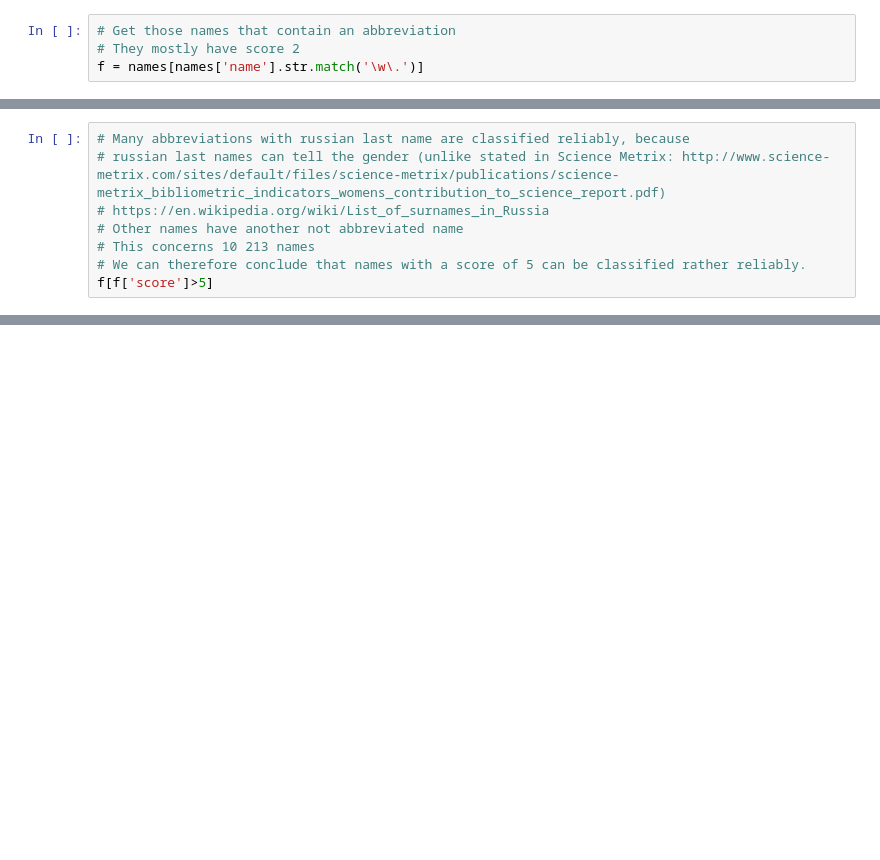
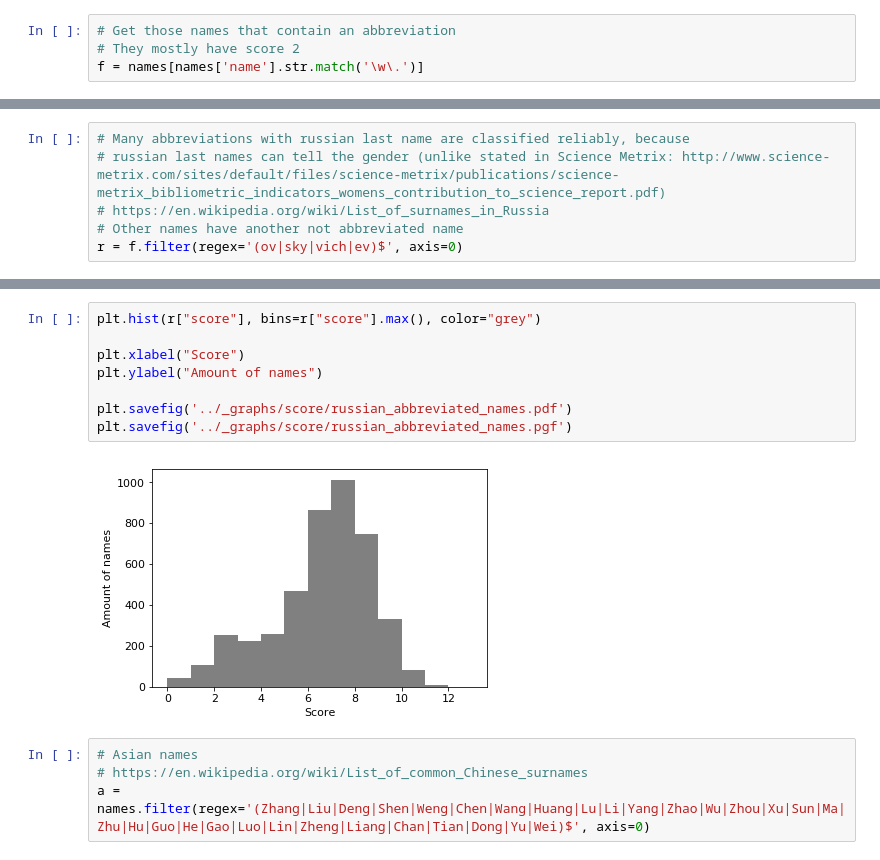
Before and after one commit to LiFaytheGoblin/Gender-Equality-in-CS-Publications, a Jupyter notebook: 01_DataGatheringAndCleaning/04_MinimumReliableScore.ipynb, the cells around one changed output, grey strips where cells are left out. Saved outputs shown, nothing was run; the diff lists cells and outputs as text; blank space fills up the shorter version.

```diff
--- a/01_DataGatheringAndCleaning/04_MinimumReliableScore.ipynb
+++ b/01_DataGatheringAndCleaning/04_MinimumReliableScore.ipynb
@@ -39,6 +123,4 @@ f['score'].hist(bins=f['score'].max())
 # russian last names can tell the gender (unlike stated in Science Metrix: http://www.science-metrix.com/sites/default/files/science-metrix/publications/science-metrix_bibliometric_indicators_womens_contribution_to_science_report.pdf)
 # https://en.wikipedia.org/wiki/List_of_surnames_in_Russia
 # Other names have another not abbreviated name
-# This concerns 10 213 names
-# We can therefore conclude that names with a score of 5 can be classified rather reliably.
-f[f['score']>5]
+r = f.filter(regex='(ov|sky|vich|ev)$', axis=0)
@@ -44,0 +139,14 @@ f[f['score']>5]
+# %%
+plt.hist(r["score"], bins=r["score"].max(), color="grey")
+
+plt.xlabel("Score")
+plt.ylabel("Amount of names")
+
+plt.savefig('../_graphs/score/russian_abbreviated_names.pdf')
+plt.savefig('../_graphs/score/russian_abbreviated_names.pgf')
+# %% [output]
+[figure, added]
+# %%
+# Asian names
+# https://en.wikipedia.org/wiki/List_of_common_Chinese_surnames
+a = names.filter(regex='(Zhang|Liu|Deng|Shen|Weng|Chen|Wang|Huang|Lu|Li|Yang|Zhao|Wu|Zhou|Xu|Sun|Ma|Zhu|Hu|Guo|He|Gao|Luo|Lin|Zheng|Liang|Chan|Tian|Dong|Yu|Wei)$', axis=0)
```
Also changed, not shown: parts of 19 cells of this notebook.
